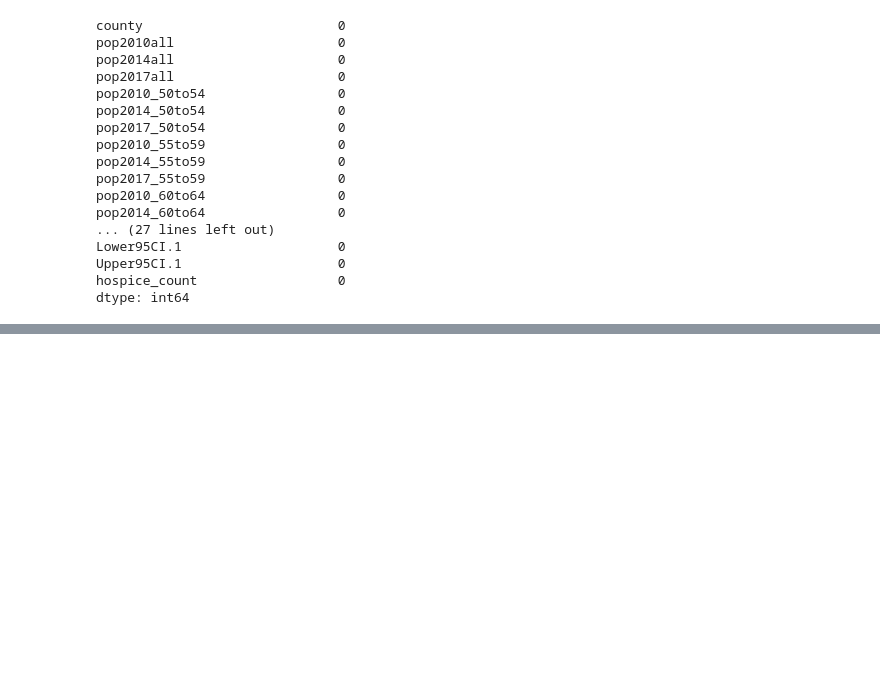
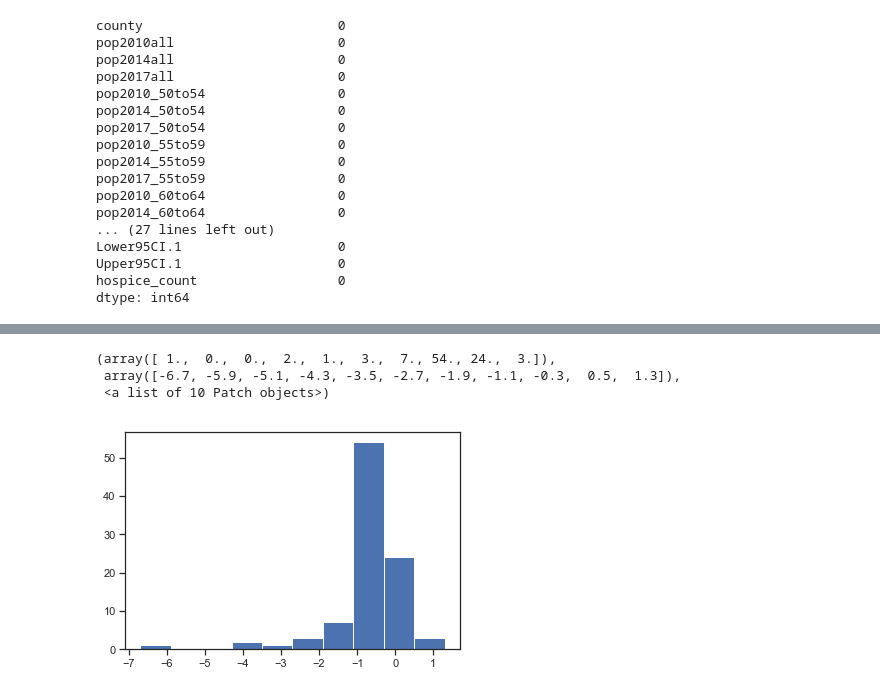
Before and after one commit to blackmonica/vanderbilt-aspire-data-essentials, a Jupyter notebook: Smile.ipynb, the cells around one changed output, grey strips where cells are left out. Saved outputs shown, nothing was run; the diff lists cells and outputs as text; code cells hidden in the pictures; blank space fills up the shorter version.

```diff
--- a/Smile.ipynb
+++ b/Smile.ipynb
@@ -253,2 +232,9 @@ sns.distplot(x)
+# %%
+plt.hist(x)
+# %% [output]
+(array([ 1.,  0.,  0.,  2.,  1.,  3.,  7., 54., 24.,  3.]),
+ array([-6.7, -5.9, -5.1, -4.3, -3.5, -2.7, -1.9, -1.1, -0.3,  0.5,  1.3]),
+ <a list of 10 Patch objects>)
+[figure, added]
 # %%
 #What does the distribution of counties **meeting** and **not meeting** the 2020 Healthy People Objective target of 161.4 cancer deaths per 100,000 people look like?
```
Also changed, not shown: parts of 11 cells of this notebook.
